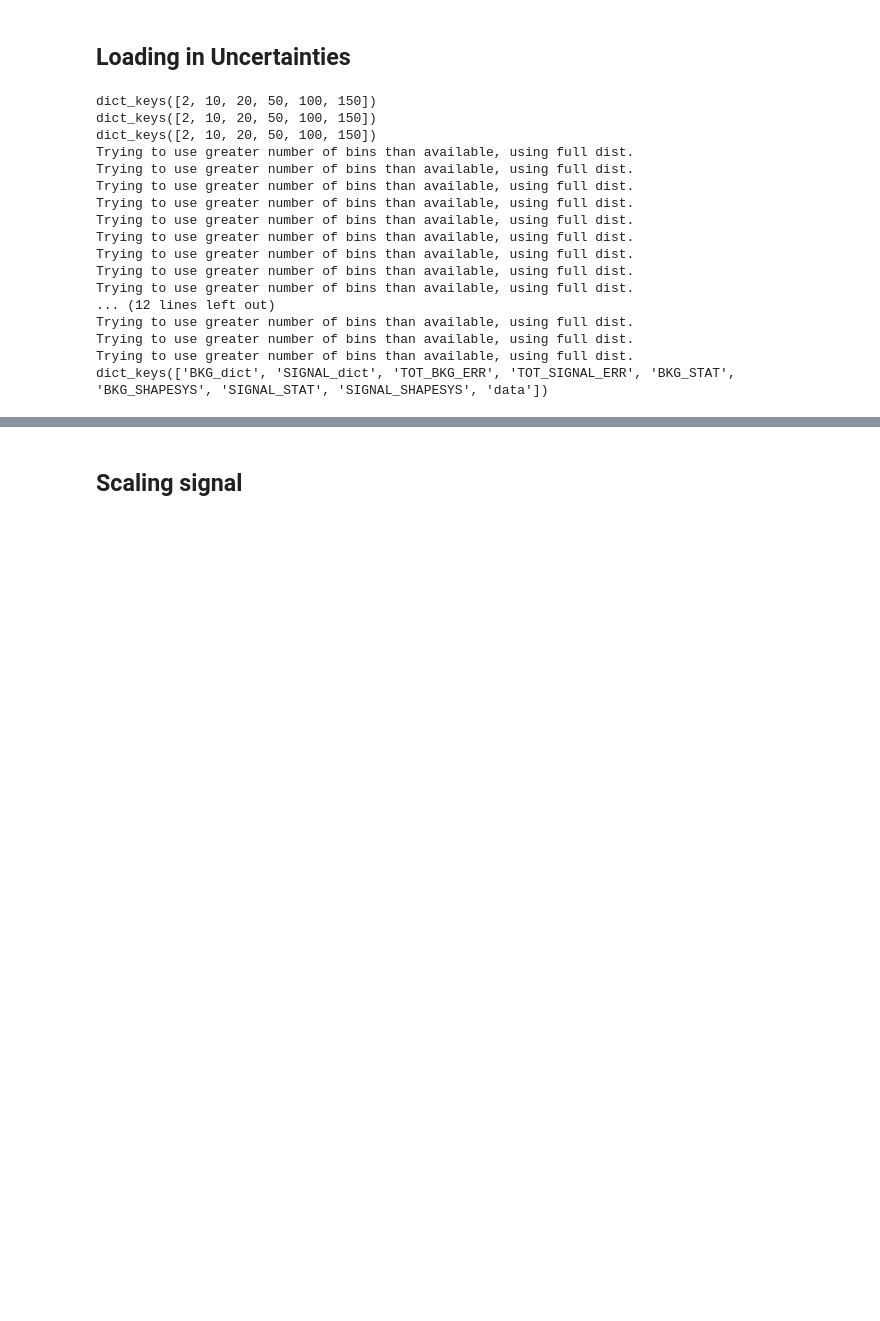
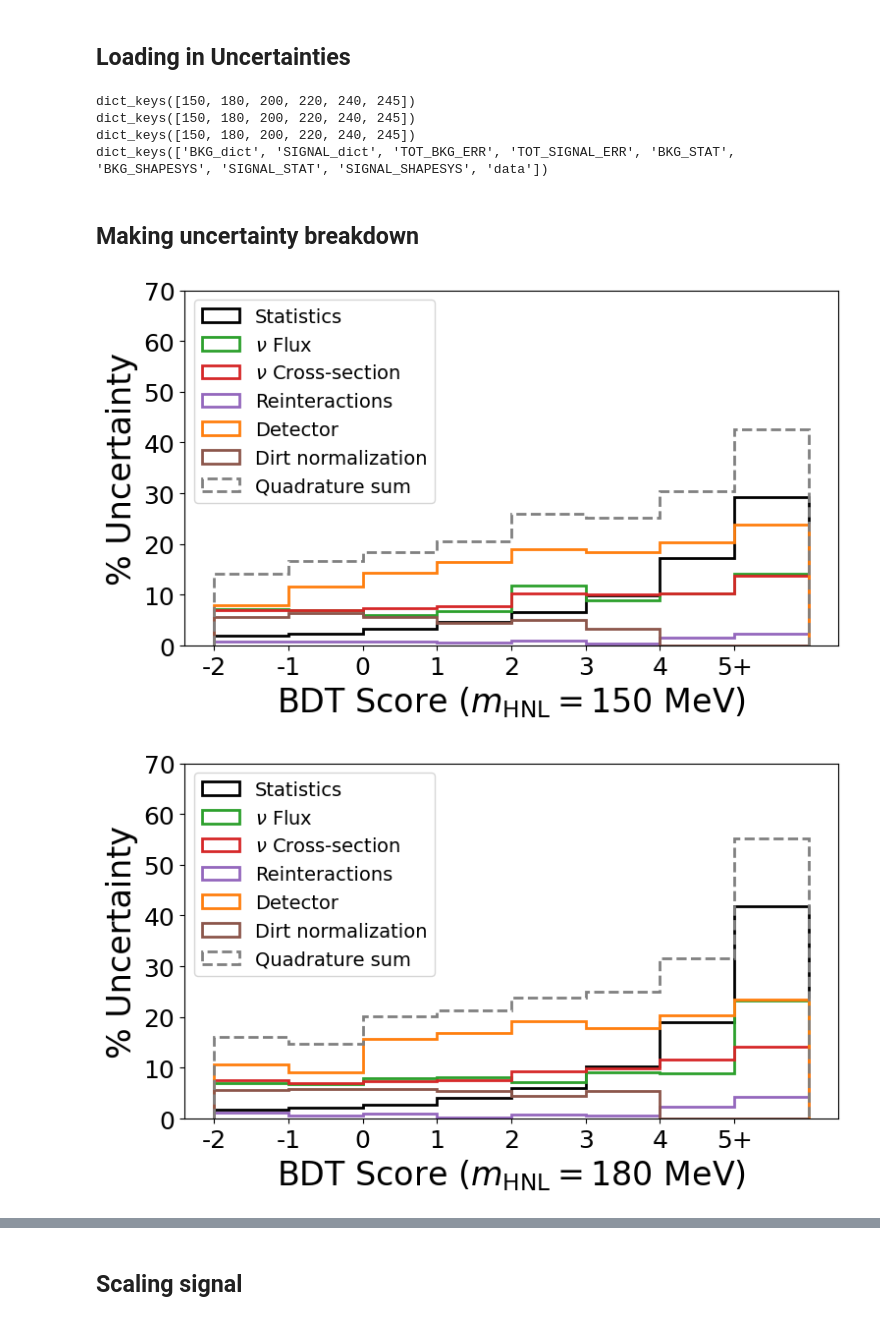
Before and after one commit to dmarsden01/uboone_HNL_analysis, a Jupyter notebook: 4_pyhf_limit.ipynb, the cells around one changed output, grey strips where cells are left out. Saved outputs shown, nothing was run; the diff lists cells and outputs as text; code cells hidden in the pictures; blank space fills up the shorter version.

Commit message:
Run through _full_Finished_10 to final limit. Fixed uncertainty problems where I wasn't multiplying dirt and beamoff scaling by the testing scaling factor.

```diff
--- a/4_pyhf_limit.ipynb
+++ b/4_pyhf_limit.ipynb
@@ -159,8 +161,8 @@ def add_data_appended(Total_dict, hists_r1, hists_r3, numbins):
     return Total_dict
 # %%
 reload(Functions)
-zero_bins_errors_run1 = Functions.make_zero_bin_unc(hist_dict_run1, Constants.run1_POT_scaling_dict)
-zero_bins_errors_run3 = Functions.make_zero_bin_unc(hist_dict_run3, Constants.run3_POT_scaling_dict)
+zero_bins_errors_run1 = Functions.make_zero_bin_unc(hist_dict_run1, Constants.run1_POT_scaling_dict, Params_pyhf)
+zero_bins_errors_run3 = Functions.make_zero_bin_unc(hist_dict_run3, Constants.run3_POT_scaling_dict, Params_pyhf)
 
 TOT_R1_ERR = Calculate_total_uncertainty(Params_pyhf, hist_dict_run1, zero_bins_errors_run1)
 TOT_R3_ERR = Calculate_total_uncertainty(Params_pyhf, hist_dict_run3, zero_bins_errors_run3)
@@ -188,22 +190,9 @@ if 'data;1' in hist_dict_run1[150]:
 
 print(Total_dict_both[150].keys())
 # %% [output]
-dict_keys([2, 10, 20, 50, 100, 150])
-dict_keys([2, 10, 20, 50, 100, 150])
-dict_keys([2, 10, 20, 50, 100, 150])
-Trying to use greater number of bins than available, using full dist.
-Trying to use greater number of bins than available, using full dist.
-Trying to use greater number of bins than available, using full dist.
-Trying to use greater number of bins than available, using full dist.
-Trying to use greater number of bins than available, using full dist.
-Trying to use greater number of bins than available, using full dist.
-Trying to use greater number of bins than available, using full dist.
-Trying to use greater number of bins than available, using full dist.
-Trying to use greater number of bins than available, using full dist.
-... (12 lines left out)
-Trying to use greater number of bins than available, using full dist.
-Trying to use greater number of bins than available, using full dist.
-Trying to use greater number of bins than available, using full dist.
+dict_keys([150, 180, 200, 220, 240, 245])
+dict_keys([150, 180, 200, 220, 240, 245])
+dict_keys([150, 180, 200, 220, 240, 245])
 dict_keys(['BKG_dict', 'SIGNAL_dict', 'TOT_BKG_ERR', 'TOT_SIGNAL_ERR', 'BKG_STAT', 'BKG_SHAPESYS', 'SIGNAL_STAT', 'SIGNAL_SHAPESYS', 'data'])
 # %%
 def create_stat_unc(Total_dict):
@@ -213,7 +202,29 @@ def create_stat_unc(Total_dict):
         bkg_stat[HNL_mass] = list(np.divide(np.array(Total_dict[HNL_mass]['BKG_STAT']),np.array(Total_dict[HNL_mass]['BKG_dict'])))
     return sig_stat, bkg_stat
 
-sig_stat, bkg_stat = create_stat_unc(Total_dict_both)
+def create_stat_unc_safe(Total_dict):
+    sig_stat, bkg_stat = {}, {}
+    for HNL_mass in Total_dict:
+        sig_stat[HNL_mass] = np.zeros_like(np.array(Total_dict[HNL_mass]['SIGNAL_dict']))
+        bkg_stat[HNL_mass] = np.zeros_like(np.array(Total_dict[HNL_mass]['BKG_dict']))
+        for i, val in enumerate(Total_dict[HNL_mass]['SIGNAL_dict']):
+            if val == 0: sig_stat[HNL_mass][i] = 0.0
+            else: sig_stat[HNL_mass][i] = Total_dict[HNL_mass]['SIGNAL_STAT'][i]/Total_dict[HNL_mass]['SIGNAL_dict'][i]
+
+        for i, val in enumerate(Total_dict[HNL_mass]['BKG_dict']):
+            if val == 0: bkg_stat[HNL_mass][i] = 0.0
+            else: bkg_stat[HNL_mass][i] = Total_dict[HNL_mass]['BKG_STAT'][i]/Total_dict[HNL_mass]['BKG_dict'][i]
+        sig_stat[HNL_mass], bkg_stat[HNL_mass] = list(sig_stat[HNL_mass]), list(bkg_stat[HNL_mass])
+        # sig_stat[HNL_mass] = list(np.divide(np.array(Total_dict[HNL_mass]['SIGNAL_STAT']),np.array(Total_dict[HNL_mass]['SIGNAL_dict'])))
+        # bkg_stat[HNL_mass] = list(np.divide(np.array(Total_dict[HNL_mass]['BKG_STAT']),np.array(Total_dict[HNL_mass]['BKG_dict'])))
+    return sig_stat, bkg_stat
+
+# sig_stat, bkg_stat = create_stat_unc(Total_dict_both)
+
+sig_stat, bkg_stat = create_stat_unc_safe(Total_dict_both)
+
+sig_stat_r1, bkg_stat_r1 = create_stat_unc_safe(Total_dict_run1)
+sig_stat_r3, bkg_stat_r3 = create_stat_unc_safe(Total_dict_run3)
 # %%
 def create_model_dict_same(Total_dict, debug=False): #Creating a model where the uncertainties are all enveloped in one shapesys modifier
     model_dict = {}
@@ -284,3 +295,11 @@ def create_model_dict_split(Total_dict, debug=False): #Creating a model where th
     }
     )
     return model_dict
+# %% [markdown]
+## Making uncertainty breakdown
+# %%
+HNL_mass = 150
+hist_dict_run3[HNL_mass].keys()
+Uncertainties_list = ["Statistics", "Detector", r"$\nu$ Flux", r"$\nu$ Cross-section", "Reinteractions", "Dirt normalization", "Flux rate", "Total"]
+Unc_colors = {"Statistics":"black", "Detector":"C1", r"$\nu$ Flux":"C2", r"$\nu$ Cross-section":"C3",
+              "Reinteractions":"C4", "Dirt normalization":"C5", "Flux rate":"C2", "Total":"gray"}
@@ -286,0 +489,16 @@ def create_model_dict_split(Total_dict, debug=False): #Creating a model where th
+# %%
+Run = "run3"
+if Run == "run1":
+    hist_dict, bins_overflow, bins_cents = hist_dict_run1, bins_overflow_r1, bins_cents_overflow_r1
+    bkg_stat_to_use, sig_stat_to_use = bkg_stat_r1, sig_stat_r1
+    xticks_dict, vals_dict = xticks_dict_r1, vals_dict_r1
+if Run == "run3":
+    hist_dict, bins_overflow, bins_cents = hist_dict_run3, bins_overflow_r3, bins_cents_overflow_r3
+    bkg_stat_to_use, sig_stat_to_use = bkg_stat_r3, sig_stat_r3
+    xticks_dict, vals_dict = xticks_dict_r3, vals_dict_r3
+
+plot_bkg_total_unc_contributions(hist_dict, bkg_stat_to_use, bins_overflow, bins_cents, xticks_dict, vals_dict,
+                                 Params_pyhf, Unc_colors, Run=Run, plot_total=True, savefigs=False)
+# %% [output]
+[figure, new version]
+[figure, new version]
```
Also changed, not shown: parts of 28 cells of this notebook, 8 other files.
